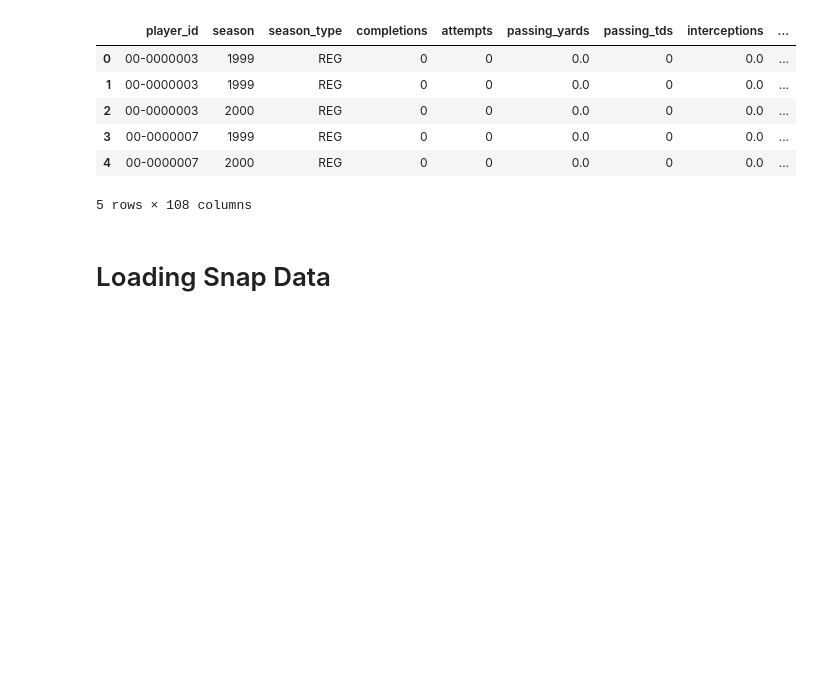
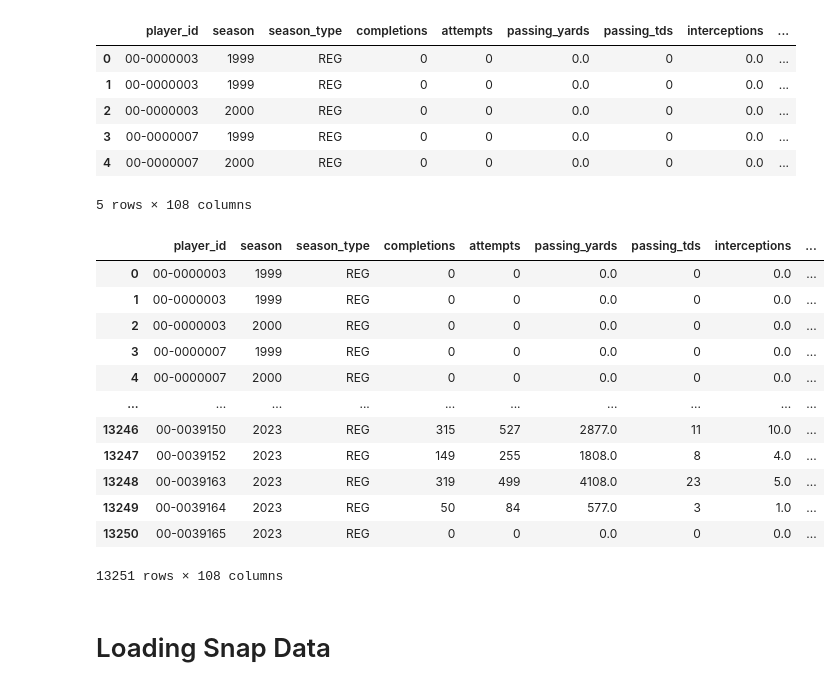
Before and after one commit to Alex-Bishka/Fantasy, a Jupyter notebook: Analysis/Notebooks/DataManagementNotebooks/Data Set Manager (Snaps).ipynb, the cells around one changed output. Saved outputs shown, nothing was run; the diff lists cells and outputs as text; code cells hidden in the pictures; blank space fills up the shorter version.

```diff
--- a/Analysis/Notebooks/DataManagementNotebooks/Data Set Manager (Snaps).ipynb
+++ b/Analysis/Notebooks/DataManagementNotebooks/Data Set Manager (Snaps).ipynb
@@ -24,6 +24,22 @@ df_core.head()
 | 3 | 00-0000007 | 1999 | REG | 0 | 0 | 0.0 | 0 | 0.0 | ... |
 | 4 | 00-0000007 | 2000 | REG | 0 | 0 | 0.0 | 0 | 0.0 | ... |
 5 rows × 108 columns
+# %%
+df_core
+# %% [output]
+|  | player_id | season | season_type | completions | attempts | passing_yards | passing_tds | interceptions | ... |
+| 0 | 00-0000003 | 1999 | REG | 0 | 0 | 0.0 | 0 | 0.0 | ... |
+| 1 | 00-0000003 | 1999 | REG | 0 | 0 | 0.0 | 0 | 0.0 | ... |
+| 2 | 00-0000003 | 2000 | REG | 0 | 0 | 0.0 | 0 | 0.0 | ... |
+| 3 | 00-0000007 | 1999 | REG | 0 | 0 | 0.0 | 0 | 0.0 | ... |
+| 4 | 00-0000007 | 2000 | REG | 0 | 0 | 0.0 | 0 | 0.0 | ... |
+| ... | ... | ... | ... | ... | ... | ... | ... | ... | ... |
+| 13246 | 00-0039150 | 2023 | REG | 315 | 527 | 2877.0 | 11 | 10.0 | ... |
+| 13247 | 00-0039152 | 2023 | REG | 149 | 255 | 1808.0 | 8 | 4.0 | ... |
+| 13248 | 00-0039163 | 2023 | REG | 319 | 499 | 4108.0 | 23 | 5.0 | ... |
+| 13249 | 00-0039164 | 2023 | REG | 50 | 84 | 577.0 | 3 | 1.0 | ... |
+| 13250 | 00-0039165 | 2023 | REG | 0 | 0 | 0.0 | 0 | 0.0 | ... |
+13251 rows × 108 columns
 # %% [markdown]
 # Loading Snap Data
 # %%
```
Also changed, not shown: parts of 9 cells of this notebook, 1 other file.
